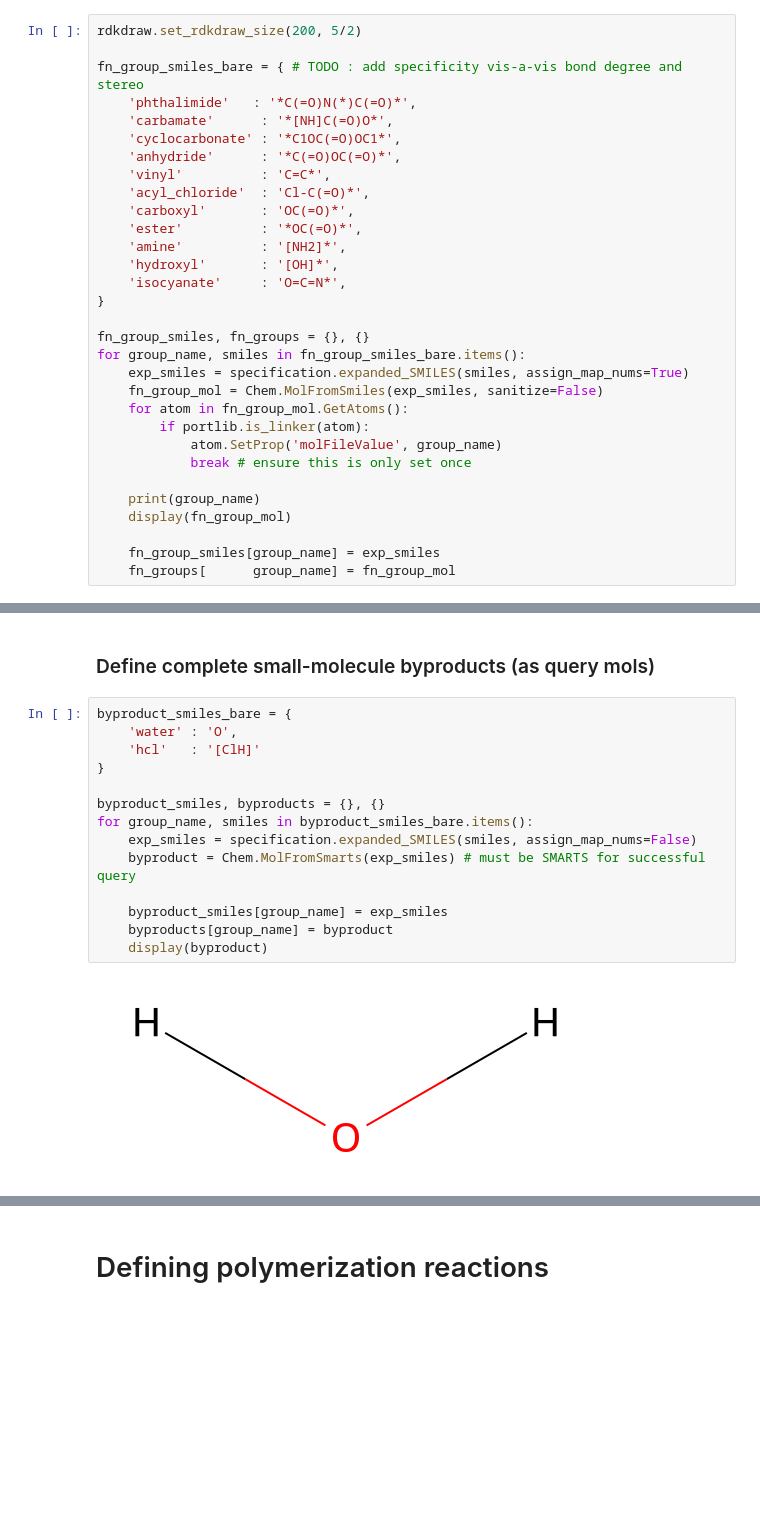
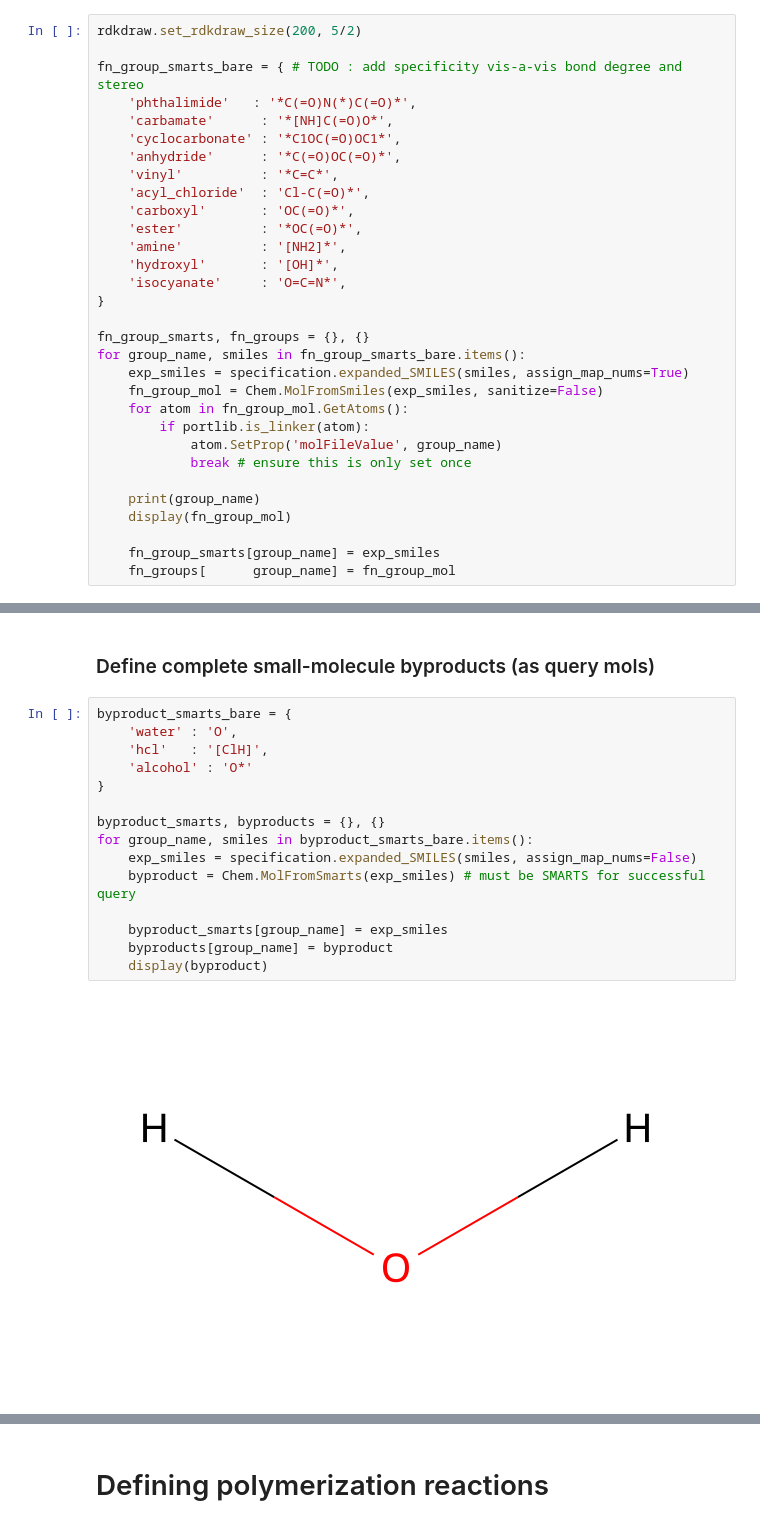
Before and after one commit to timbernat/NREL_polymers, a Jupyter notebook: reaction_def.ipynb, the cells around one changed output, grey strips where cells are left out. Saved outputs shown, nothing was run; the diff lists cells and outputs as text; blank space fills up the shorter version.

```diff
--- a/reaction_def.ipynb
+++ b/reaction_def.ipynb
@@ -62,12 +62,12 @@ ester [#6][CX3](=O)[OX2H0][#6]
 # %%
 rdkdraw.set_rdkdraw_size(200, 5/2)
 
-fn_group_smiles_bare = { # TODO : add specificity vis-a-vis bond degree and stereo
+fn_group_smarts_bare = { # TODO : add specificity vis-a-vis bond degree and stereo
     'phthalimide'   : '*C(=O)N(*)C(=O)*',
     'carbamate'      : '*[NH]C(=O)O*',
     'cyclocarbonate' : '*C1OC(=O)OC1*',
     'anhydride'      : '*C(=O)OC(=O)*',
-    'vinyl'          : 'C=C*',
+    'vinyl'          : '*C=C*',
     'acyl_chloride'  : 'Cl-C(=O)*',
     'carboxyl'       : 'OC(=O)*',
     'ester'          : '*OC(=O)*',
@@ -76,8 +76,8 @@ fn_group_smiles_bare = { # TODO : add specificity vis-a-vis bond degree and ster
     'isocyanate'     : 'O=C=N*',
 }
 
-fn_group_smiles, fn_groups = {}, {}
-for group_name, smiles in fn_group_smiles_bare.items():
+fn_group_smarts, fn_groups = {}, {}
+for group_name, smiles in fn_group_smarts_bare.items():
     exp_smiles = specification.expanded_SMILES(smiles, assign_map_nums=True)
     fn_group_mol = Chem.MolFromSmiles(exp_smiles, sanitize=False)
     for atom in fn_group_mol.GetAtoms():
@@ -88,7 +88,7 @@ for group_name, smiles in fn_group_smiles_bare.items():
     print(group_name)
     display(fn_group_mol)
 
-    fn_group_smiles[group_name] = exp_smiles
+    fn_group_smarts[group_name] = exp_smiles
     fn_groups[      group_name] = fn_group_mol
 # %% [output]
 phthalimide
@@ -107,18 +107,19 @@ acyl_chloride
 # %% [markdown]
 ### Define complete small-molecule byproducts (as query mols)
 # %%
-byproduct_smiles_bare = {
+byproduct_smarts_bare = {
     'water' : 'O',
-    'hcl'   : '[ClH]'
+    'hcl'   : '[ClH]',
+    'alcohol' : 'O*'
 }
 
-byproduct_smiles, byproducts = {}, {}
-for group_name, smiles in byproduct_smiles_bare.items():
+byproduct_smarts, byproducts = {}, {}
+for group_name, smiles in byproduct_smarts_bare.items():
     exp_smiles = specification.expanded_SMILES(smiles, assign_map_nums=False)
     byproduct = Chem.MolFromSmarts(exp_smiles) # must be SMARTS for successful query
 
-    byproduct_smiles[group_name] = exp_smiles
+    byproduct_smarts[group_name] = exp_smiles
     byproducts[group_name] = byproduct
     display(byproduct)
 # %% [output]
-[figure, old version]
+[figure, new version]
```
Also changed, not shown: parts of 37 cells of this notebook.
